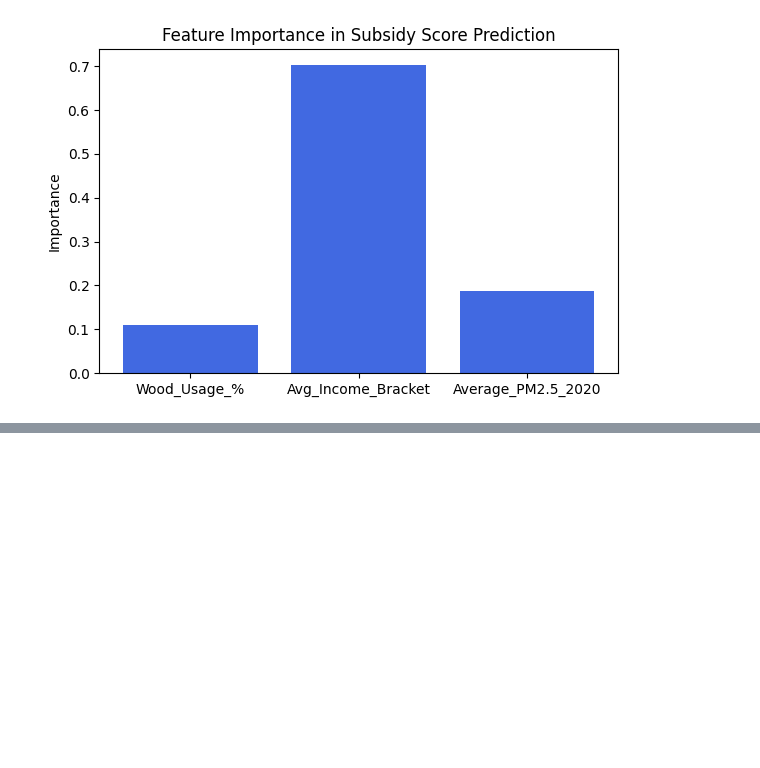
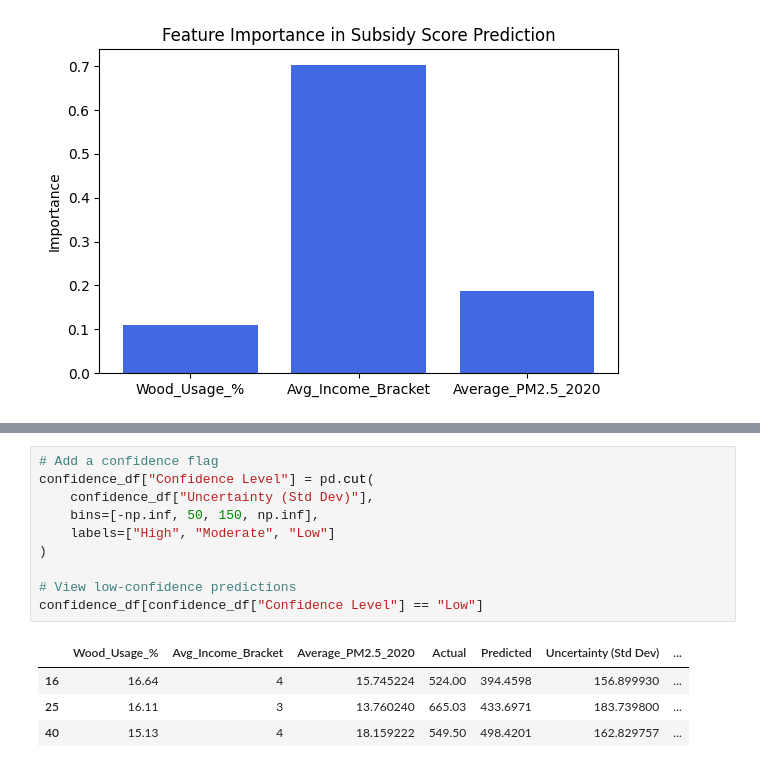
Before and after one commit to prashansarathod/CSCN8040, a Jupyter notebook: unit5.ipynb, the cells around one changed output, grey strips where cells are left out. Cells and saved outputs as stored; diff of their text form; blank space fills up the shorter version.

```diff
--- a/unit5.ipynb
+++ b/unit5.ipynb
@@ -106,0 +155,15 @@ plt.show()
+# %%
+# Add a confidence flag
+confidence_df["Confidence Level"] = pd.cut(
+    confidence_df["Uncertainty (Std Dev)"],
+    bins=[-np.inf, 50, 150, np.inf],
+    labels=["High", "Moderate", "Low"]
+)
+
+# View low-confidence predictions
+confidence_df[confidence_df["Confidence Level"] == "Low"]
+# %% [output]
+|  | Wood_Usage_% | Avg_Income_Bracket | Average_PM2.5_2020 | Actual | Predicted | Uncertainty (Std Dev) | ... |
+| 16 | 16.64 | 4 | 15.745224 | 524.00 | 394.4598 | 156.899930 | ... |
+| 25 | 16.11 | 3 | 13.760240 | 665.03 | 433.6971 | 183.739800 | ... |
+| 40 | 15.13 | 4 | 18.159222 | 549.50 | 498.4201 | 162.829757 | ... |
```
Also changed, not shown: parts of 9 cells of this notebook, 2 other files.
